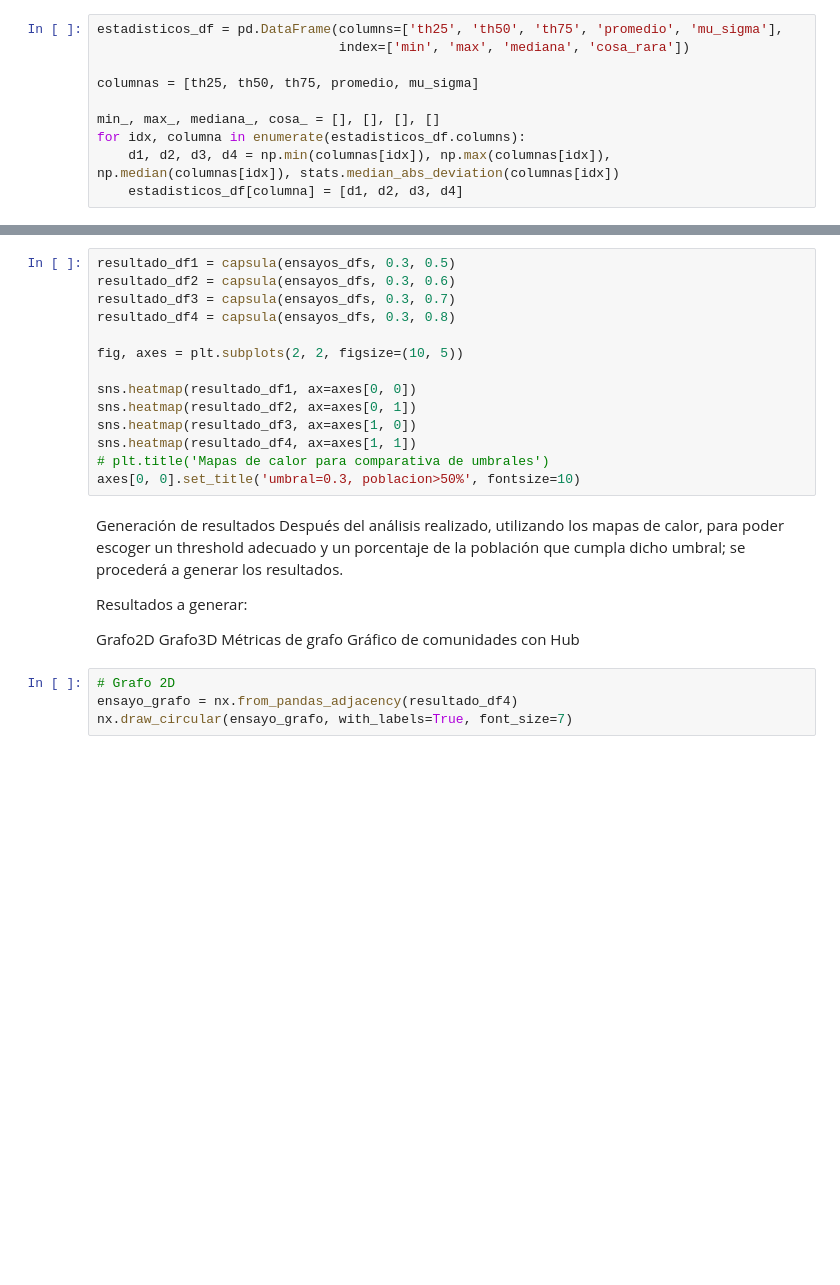
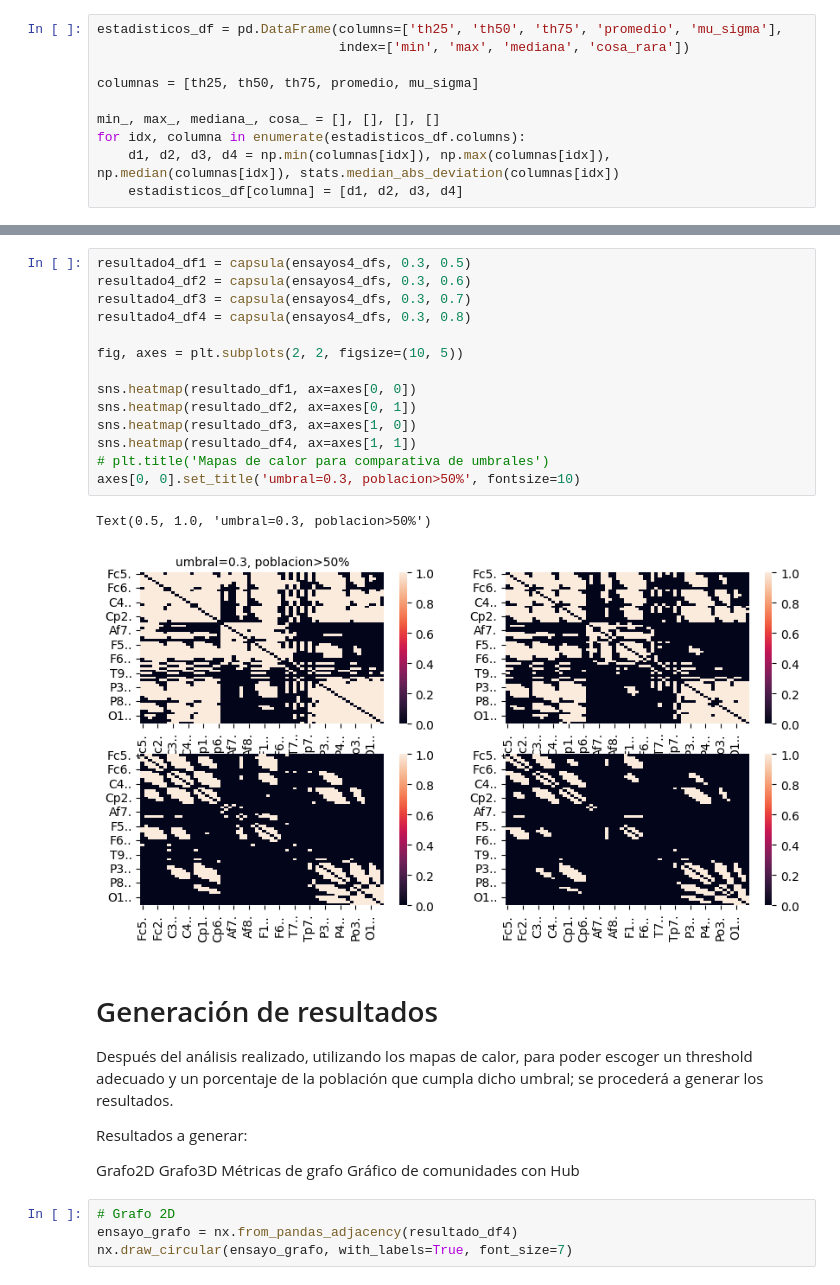
Before and after one commit to Fernando-JAL/Neurociencias-2026-1, a Jupyter notebook: S04_parciales/parcial 3_Mercedes .ipynb, the cells around one changed output, grey strips where cells are left out. Cells and saved outputs as stored; diff of their text form; blank space fills up the shorter version.

```diff
--- a/S04_parciales/parcial 3_Mercedes .ipynb
+++ b/S04_parciales/parcial 3_Mercedes .ipynb
@@ -158,19 +146,22 @@ axes[0, 0].set_title('umbral=0.2, poblacion>60%', fontsize=10)
 # %%
-resultado_df1 = capsula(ensayos_dfs, 0.3, 0.5)
-resultado_df2 = capsula(ensayos_dfs, 0.3, 0.6)
-resultado_df3 = capsula(ensayos_dfs, 0.3, 0.7)
-resultado_df4 = capsula(ensayos_dfs, 0.3, 0.8)
+resultado4_df1 = capsula(ensayos4_dfs, 0.3, 0.5)
+resultado4_df2 = capsula(ensayos4_dfs, 0.3, 0.6)
+resultado4_df3 = capsula(ensayos4_dfs, 0.3, 0.7)
+resultado4_df4 = capsula(ensayos4_dfs, 0.3, 0.8)
 
 fig, axes = plt.subplots(2, 2, figsize=(10, 5))
 
 sns.heatmap(resultado_df1, ax=axes[0, 0])
 sns.heatmap(resultado_df2, ax=axes[0, 1])
 sns.heatmap(resultado_df3, ax=axes[1, 0])
 sns.heatmap(resultado_df4, ax=axes[1, 1])
 # plt.title('Mapas de calor para comparativa de umbrales')
 axes[0, 0].set_title('umbral=0.3, poblacion>50%', fontsize=10)
+# %% [output]
+Text(0.5, 1.0, 'umbral=0.3, poblacion>50%')
+[figure, added]
 # %% [markdown]
-Generación de resultados
+# Generación de resultados
 Después del análisis realizado, utilizando los mapas de calor, para poder escoger un threshold adecuado y un porcentaje de la población que cumpla dicho umbral; se procederá a generar los resultados.
 
 Resultados a generar:
```
Also changed, not shown: parts of 66 cells of this notebook, 2 other files.
